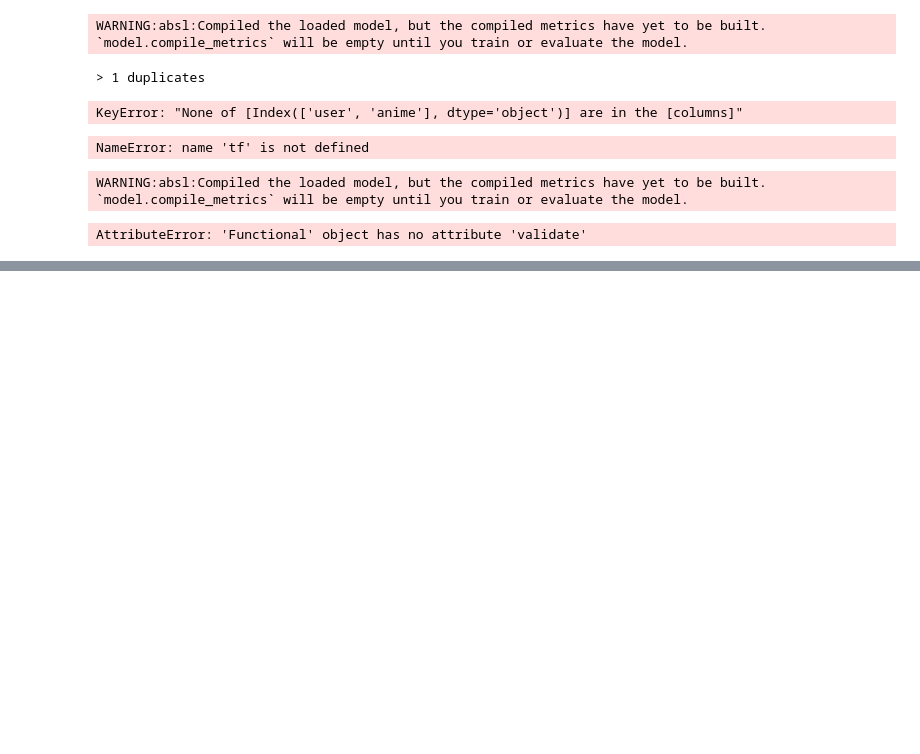
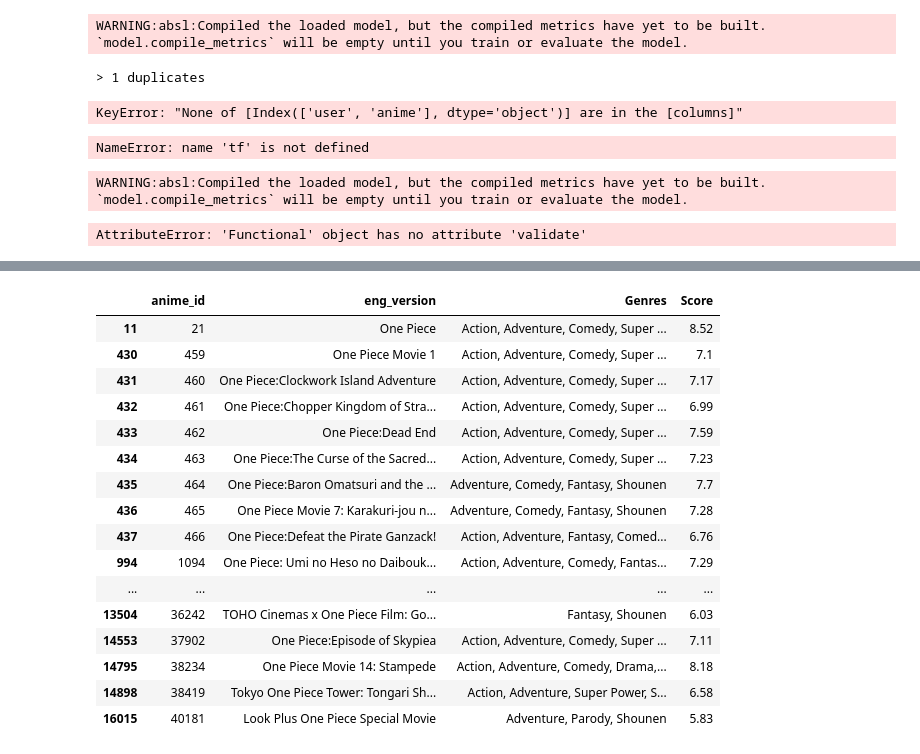
Before and after one commit to ridim02/anime-recommendation, a Jupyter notebook: model/notebooks/test_model.ipynb, the cells around one changed output, grey strips where cells are left out. Drawn from its saved outputs; the diff is of its cells as text; code cells hidden in the pictures; blank space fills up the shorter version.

```diff
--- a/model/notebooks/test_model.ipynb
+++ b/model/notebooks/test_model.ipynb
@@ -977,0 +1525,23 @@ AttributeError: 'Functional' object has no attribute 'validate'
+# %%
+def SearchAnime(name):
+    return df[df['eng_version'].str.contains(name, case=False, na=False)]
+# %%
+SearchAnime('One Piece')
+# %% [output]
+|  | anime_id | eng_version | Genres | Score |
+| 11 | 21 | One Piece | Action, Adventure, Comedy, Super ... | 8.52 |
+| 430 | 459 | One Piece Movie 1 | Action, Adventure, Comedy, Super ... | 7.1 |
+| 431 | 460 | One Piece:Clockwork Island Adventure | Action, Adventure, Comedy, Super ... | 7.17 |
+| 432 | 461 | One Piece:Chopper Kingdom of Stra... | Action, Adventure, Comedy, Super ... | 6.99 |
+| 433 | 462 | One Piece:Dead End | Action, Adventure, Comedy, Super ... | 7.59 |
+| 434 | 463 | One Piece:The Curse of the Sacred... | Action, Adventure, Comedy, Super ... | 7.23 |
+| 435 | 464 | One Piece:Baron Omatsuri and the ... | Adventure, Comedy, Fantasy, Shounen | 7.7 |
+| 436 | 465 | One Piece Movie 7: Karakuri-jou n... | Adventure, Comedy, Fantasy, Shounen | 7.28 |
+| 437 | 466 | One Piece:Defeat the Pirate Ganzack! | Action, Adventure, Fantasy, Comed... | 6.76 |
+| 994 | 1094 | One Piece: Umi no Heso no Daibouk... | Action, Adventure, Comedy, Fantas... | 7.29 |
+| ... | ... | ... | ... | ... |
+| 13504 | 36242 | TOHO Cinemas x One Piece Film: Go... | Fantasy, Shounen | 6.03 |
+| 14553 | 37902 | One Piece:Episode of Skypiea | Action, Adventure, Comedy, Super ... | 7.11 |
+| 14795 | 38234 | One Piece Movie 14: Stampede | Action, Adventure, Comedy, Drama,... | 8.18 |
+| 14898 | 38419 | Tokyo One Piece Tower: Tongari Sh... | Action, Adventure, Super Power, S... | 6.58 |
+| 16015 | 40181 | Look Plus One Piece Special Movie | Adventure, Parody, Shounen | 5.83 |
```
Also changed, not shown: parts of 41 cells of this notebook, 14 other files.
